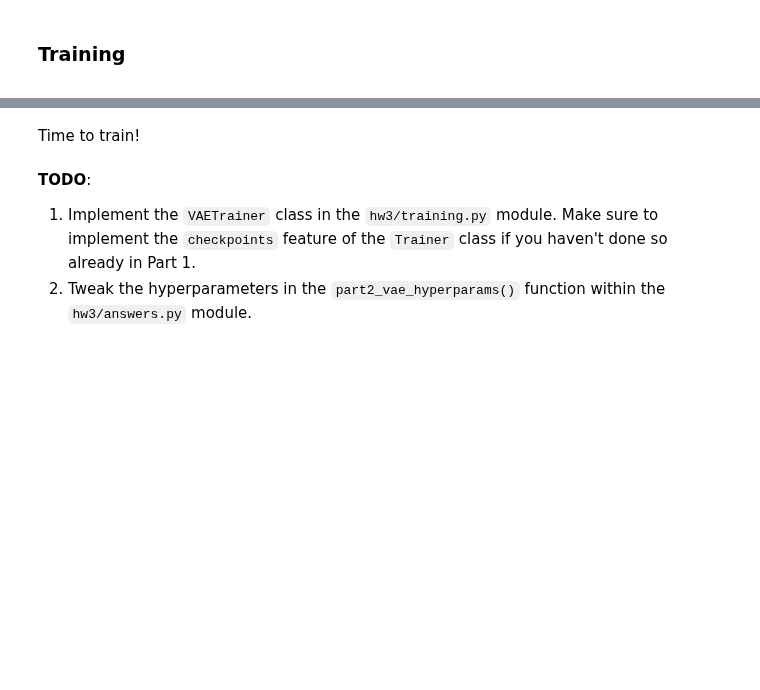
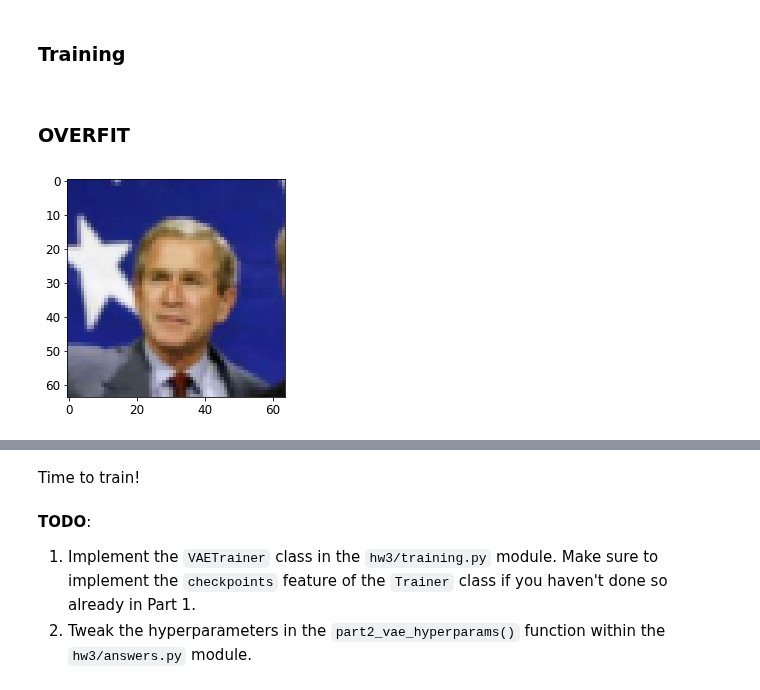
Before and after one commit to danizil/DL_hw3, a Jupyter notebook: Part2_VAE.ipynb, the cells around one changed output, grey strips where cells are left out. Drawn from its saved outputs; the diff is of its cells as text; code cells hidden in the pictures; blank space fills up the shorter version.

```diff
--- a/Part2_VAE.ipynb
+++ b/Part2_VAE.ipynb
@@ -433,3 +441,21 @@ _ = plot.tensors_as_images(samples)
 # %% [markdown]
 ### Training
 <a id=part2_6></a>
+# %% [markdown]
+### OVERFIT
+# %%
+import torch.nn as nn
+import torch.optim as optim
+from hw3.training import VAETrainer
+from torch.utils.data import DataLoader
+# ds to memorize
+ds_gwb_s = torch.utils.data.Subset(ds_gwb, range(1))
+batch_size_ss = 1
+dl_gwb_s = DataLoader(ds_gwb_s, batch_size=batch_size_ss, shuffle=False)
+dl_iter = iter(dl_gwb_s)
+x_overfit = next(dl_iter)
+plot.tensor_as_image(x_overfit)
+
+# _ = plot.dataset_first_n(ds_gwb_s, 4, figsize=(15,10))
+# %% [output]
+[figure, added]
```
Also changed, not shown: parts of 16 cells of this notebook, 3 other files.
